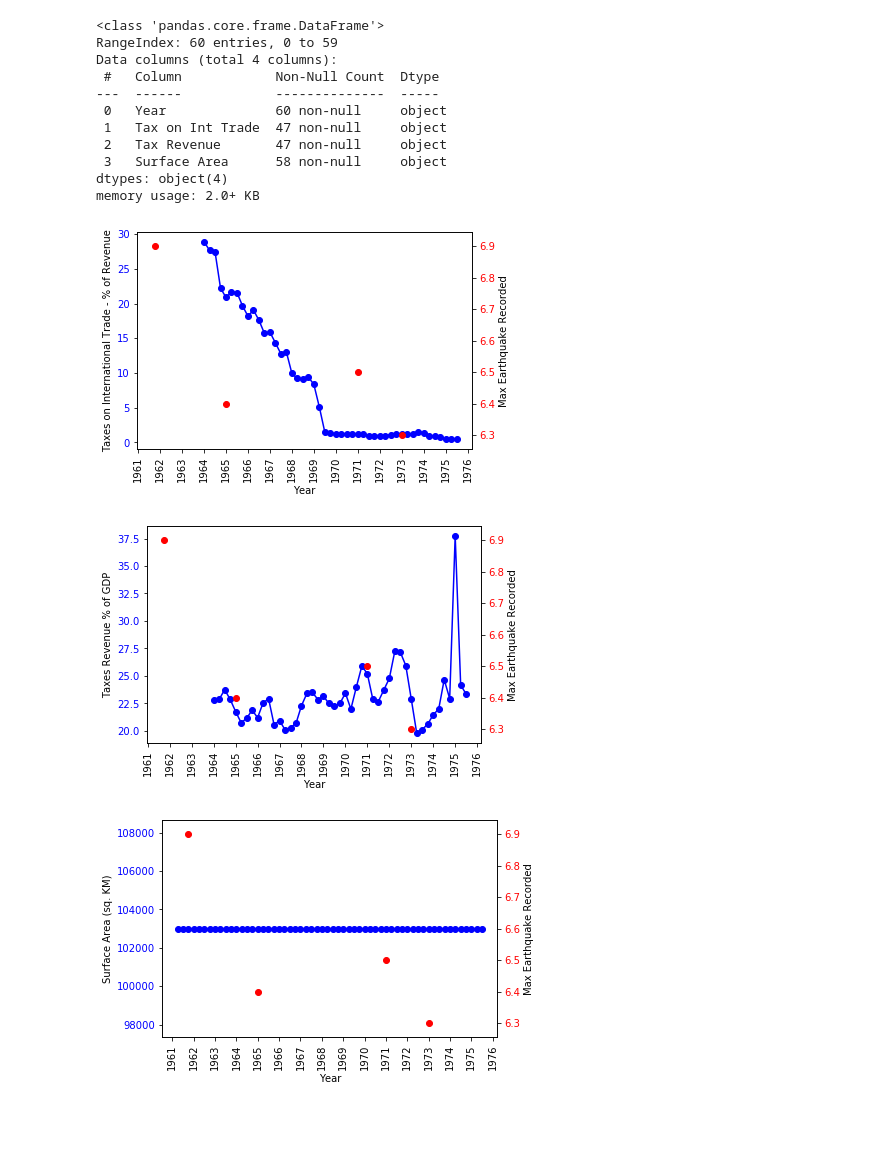
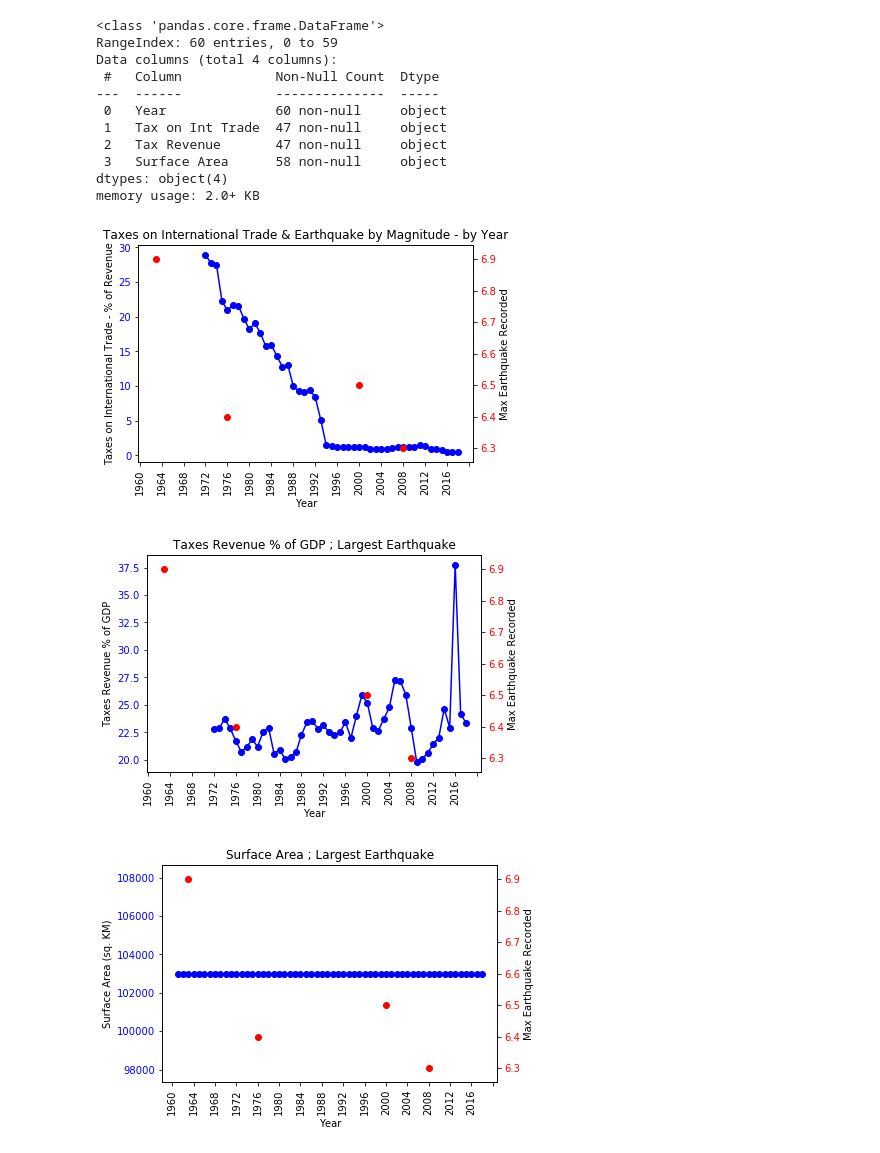
Before and after one commit to kennknisley/project-one-back, a Jupyter notebook: CJ - Plots - Project Day 2 Notebook.ipynb, the cells around one changed output. Drawn from its saved outputs; the diff is of its cells as text; code cells hidden in the pictures; blank space fills up the shorter version.

Commit message:
Updating charts

```diff
--- a/CJ - Plots - Project Day 2 Notebook.ipynb
+++ b/CJ - Plots - Project Day 2 Notebook.ipynb
@@ -63,43 +63,52 @@ y2 = all_data["Magnitude"]
 tick_locations = [value for value in x]
 
 fig, ax1 = plt.subplots()
-ax2 = ax1.twinx()
-ax1.plot(x, y, marker="o", color="blue")
-ax2.scatter(x,y2, color="r")
+
 ax1.set_ylabel("Taxes on International Trade - % of Revenue")
 ax1.set_xlabel("Year")
-#ax1.set_title("Taxes on International Trade by Year ; Largest Earthquake")
-ax1.set_xticklabels(all_data["Year"],rotation="vertical")
+ax1.plot(x, y, marker="o", color="blue")
+ax1.tick_params(axis='y', labelcolor = 'blue')
+plt.xticks(rotation=90)
+
+ax2 = ax1.twinx()
+
 ax2.set_ylabel("Max Earthquake Recorded")
-ax1.tick_params(axis='y', labelcolor = 'blue')
+ax2.scatter(x,y2, color="r")
 ax2.tick_params(axis = 'y', labelcolor = 'red')
+
 myLocator = mticker.MultipleLocator(4)
 ax1.xaxis.set_major_locator(myLocator)
+plt.title("Taxes on International Trade & Earthquake by Magnitude - by Year")
 plt.show()
 # %% [output]
-[figure, old version]
+[figure, new version]
 # %%
 y = all_data["Tax Revenue"]
 x = all_data["Year"]
 y2 = all_data["Magnitude"]
 tick_locations = [value for value in x]
 
 fig, ax1 = plt.subplots()
+
+ax1.set_xlabel("Year")
+ax1.set_ylabel("Taxes Revenue % of GDP")
+ax1.plot(x, y, color="blue",marker="o")
+ax1.tick_params(axis='y', labelcolor = 'blue')
+plt.xticks(rotation=90)
+
 ax2 = ax1.twinx()
-ax1.plot(x, y, color="blue",marker="o")
+
+ax2.set_ylabel("Max Earthquake Recorded")
 ax2.scatter(x,y2,color="red", marker="o")
-ax1.set_ylabel("Taxes Revenue % of GDP")
-ax1.set_xlabel("Year")
-#ax1.set_title("Taxes Revenue % of GDP ; Largest Earthquake")
-ax1.set_xticklabels(all_data["Year"],rotation="vertical")
-ax2.set_ylabel("Max Earthquake Recorded")
-ax1.tick_params(axis='y', labelcolor = 'blue')
 ax2.tick_params(axis = 'y', labelcolor = 'red')
+
+ax1.set_title("Taxes Revenue % of GDP ; Largest Earthquake")
+
 myLocator = mticker.MultipleLocator(4)
 ax1.xaxis.set_major_locator(myLocator)
 plt.show()
 # %% [output]
-[figure, old version]
+[figure, new version]
 # %%
 y = all_data["Surface Area"]
 x = all_data["Year"]
@@ -107,18 +116,24 @@ y2 = all_data["Magnitude"]
 tick_locations = [value for value in x]
 
 fig, ax1 = plt.subplots()
+
+ax1.set_xlabel("Year")
+ax1.set_ylabel("Surface Area (sq. KM)")
+ax1.plot(x, y, color="blue",marker="o")
+ax1.tick_params(axis='y', labelcolor = 'blue')
+plt.xticks(rotation=90)
+
 ax2 = ax1.twinx()
-ax1.plot(x, y, color="blue",marker="o")
+
+ax2.set_ylabel("Max Earthquake Recorded")
 ax2.scatter(x,y2,color="r")
-ax1.set_ylabel("Surface Area (sq. KM)")
-ax1.set_xlabel("Year")
-# ax1.set_title("Surface Area ; Largest Earthquake")
-ax1.set_xticklabels(all_data["Year"],rotation="vertical")
-ax2.set_ylabel("Max Earthquake Recorded")
-ax1.tick_params(axis='y', labelcolor = 'blue')
 ax2.tick_params(axis = 'y', labelcolor = 'red')
+
+ax1.set_title("Surface Area ; Largest Earthquake")
+
 myLocator = mticker.MultipleLocator(4)
 ax1.xaxis.set_major_locator(myLocator)
+
 plt.show()
 # %% [output]
-[figure, old version]
+[figure, new version]
```
